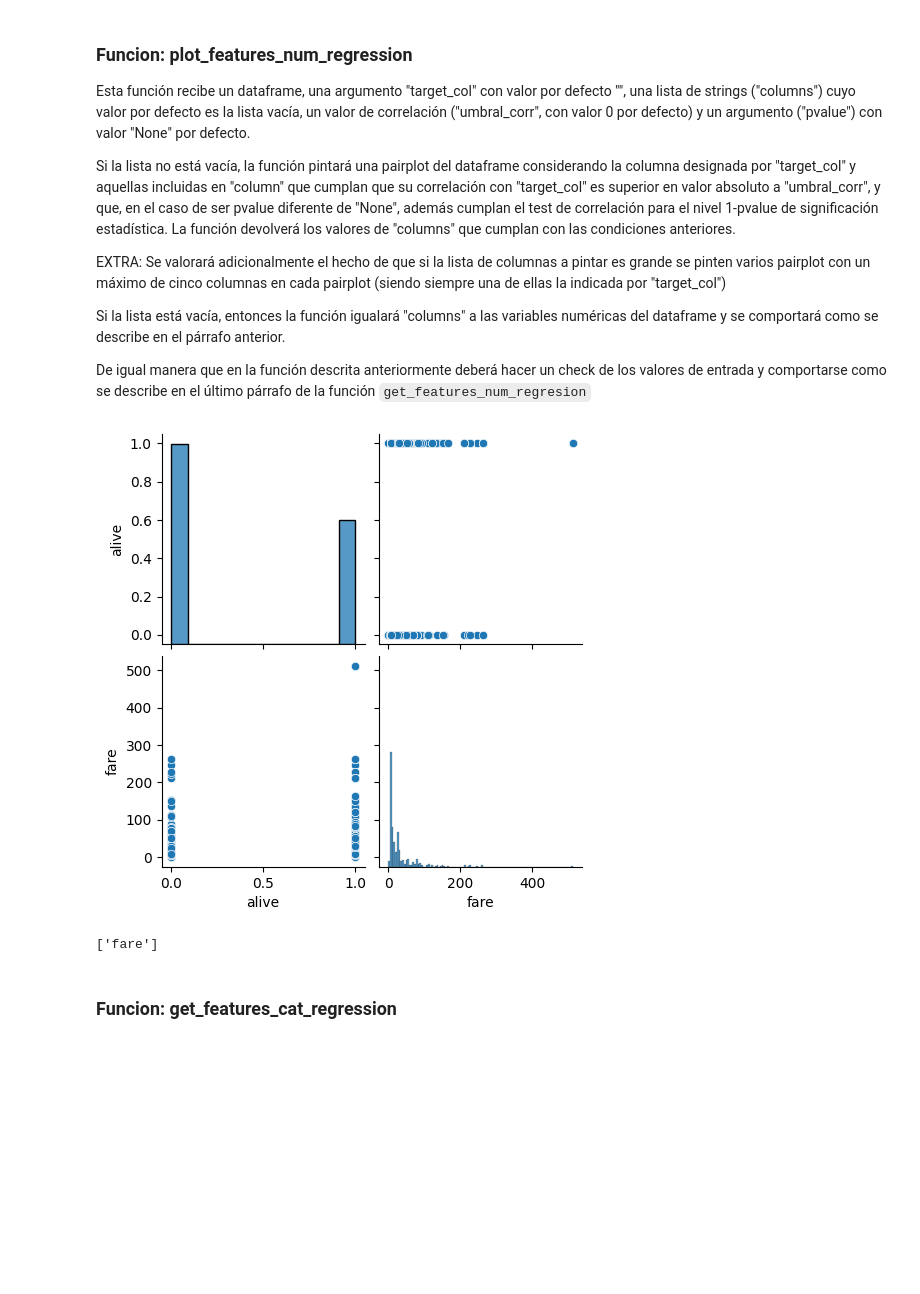
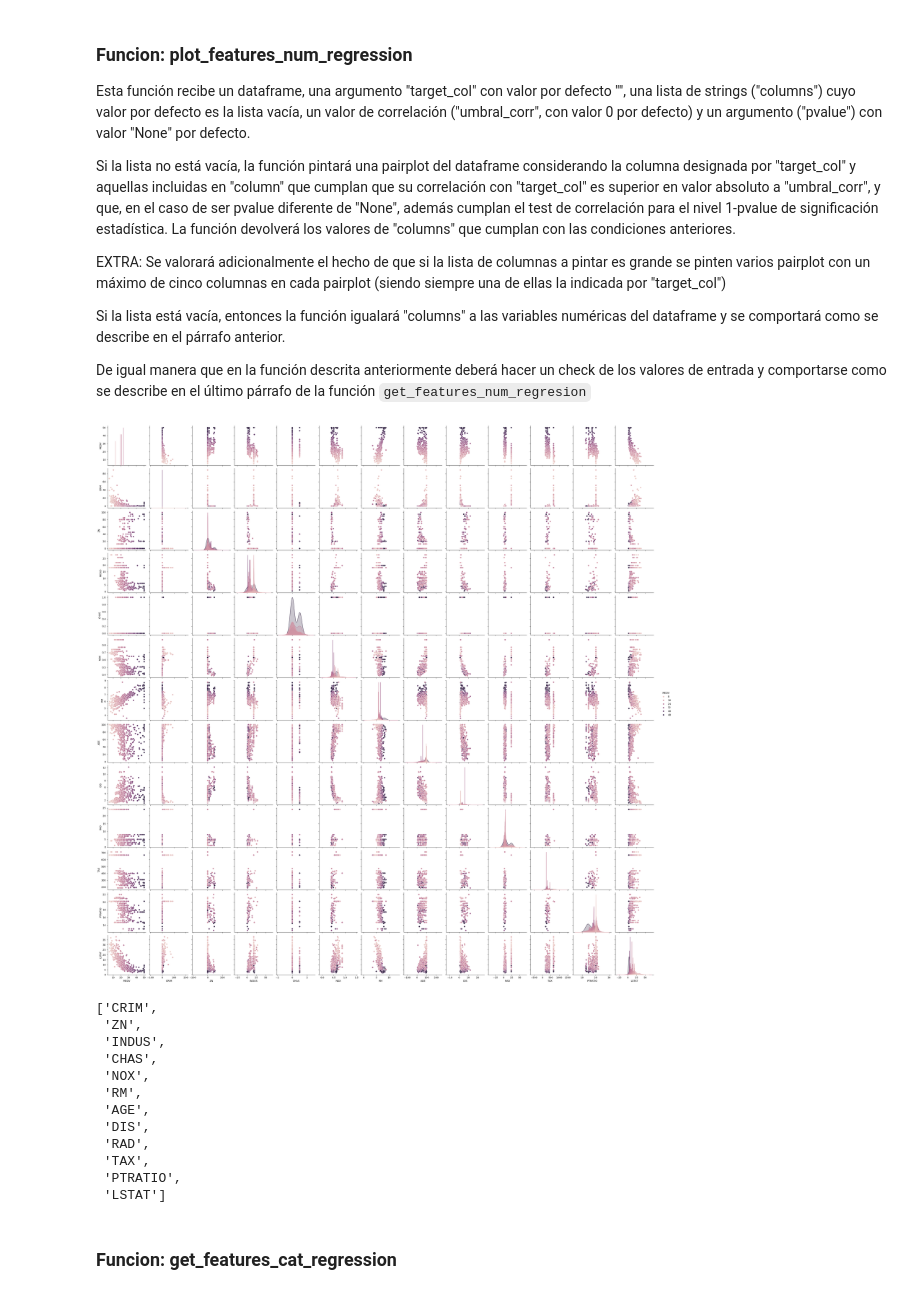
Before and after one commit to Juanxetee/TC-2, a Jupyter notebook: Team_Challenge_ToolBox_I.ipynb, the cells around one changed output. Cells and saved outputs as stored; diff of their text form; code cells hidden in the pictures; blank space fills up the shorter version.

```diff
--- a/Team_Challenge_ToolBox_I.ipynb
+++ b/Team_Challenge_ToolBox_I.ipynb
@@ -178,42 +193,3 @@ Esta función recibe como argumentos un dataframe, el nombre de una de las colum
 La función debe devolver una lista con las columnas numéricas del dataframe cuya correlación con la columna designada por "target_col" sea superior en valor absoluto al valor dado por "umbral_corr". Además si la variable "pvalue" es distinta de None, sólo devolvera las columnas numéricas cuya correlación supere el valor indicado y además supere el test de hipótesis con significación mayor o igual a 1-pvalue.
 
 La función debe hacer todas las comprobaciones necesarias para no dar error como consecuecia de los valores de entrada. Es decir hará un check de los valores asignados a los argumentos de entrada y si estos no son adecuados debe retornar None y printar por pantalla la razón de este comportamiento. Ojo entre las comprobaciones debe estar que "target_col" hace referencia a una variable numérica continua del dataframe.
-# %%
-import numpy as np
-from scipy.stats import pearsonr
-
-def get_features_num_regression(df, target_col, umbral_corr, pvalue=None):
-    """
-    Obtiene las características numéricas significativas para un modelo de regresión.
-
-    Argumentos:
-    df (pandas.DataFrame): El DataFrame del que se obtienen las características.
-    target_col (str): El nombre de la columna que debe ser el objetivo del modelo de regresión.
-    umbral_corr (float): Umbral de correlación para considerar una característica como significativa.
-    pvalue (float, opcional): Valor de p para realizar los tests de hipótesis. Por defecto es None.
-
-    Retorna:
-    list or None: Una lista con las características numéricas significativas para el modelo de regresión, o None si hay errores.
-    """
-    # Comprobación de los argumentos de entrada
-    if df.empty or target_col not in df.columns or not np.issubdtype(df[target_col].dtype, np.number) or not 0 <= umbral_corr <= 1:
-        return None
-
-    # Seleccionar solo columnas numéricas para el cálculo de correlación
-    columnas_numericas = df.select_dtypes(include=['number']).columns
-
-    # Calcular la correlación entre las características y la columna objetivo
-    correlations = df[columnas_numericas].corr()[target_col].drop(target_col)
-
-    # Seleccionar características con correlación superior al umbral especificado
-    selected_features = correlations[abs(correlations) > umbral_corr].index.tolist()
-
-    # Si se proporciona un valor p, realizar el test de hipótesis
-    if pvalue is not None:
-        selected_features = [feature for feature in selected_features if pearsonr(df[feature], df[target_col])[1] < pvalue]
-
-    return selected_features
-
-features_relevantes = get_features_num_regression(df_titanic, 'alive', 0.05, pvalue = 0.05)
-print("Características numéricas relevantes para regresión:")
-print(features_relevantes)
@@ -254,14 +290,25 @@ def plot_features_num_regression(df, target_col="", columns=[], umbral_corr=0, p
     selected_features = get_features_num_regression(df, target_col, umbral_corr, pvalue)
     if selected_features is None or not selected_features:
         return None
-    sns.pairplot(df, vars=[target_col] + selected_features)
+    sns.pairplot(df, vars=[target_col] + selected_features, hue = target_col)
     plt.show()
     return selected_features
-
-plot_features_num_regression(df_titanic, target_col="alive", umbral_corr=0.1)
-# %% [output]
-[figure, removed]
-['fare']
+# %%
+plot_features_num_regression(df, target_col="MEDV", umbral_corr=0.1)
+# %% [output]
+[figure, added]
+['CRIM',
+ 'ZN',
+ 'INDUS',
+ 'CHAS',
+ 'NOX',
+ 'RM',
+ 'AGE',
+ 'DIS',
+ 'RAD',
+ 'TAX',
+ 'PTRATIO',
+ 'LSTAT']
 # %% [markdown]
 ### Funcion: get_features_cat_regression
 # %% [markdown]
```
Also changed, not shown: parts of 16 cells of this notebook, 2 other files.
